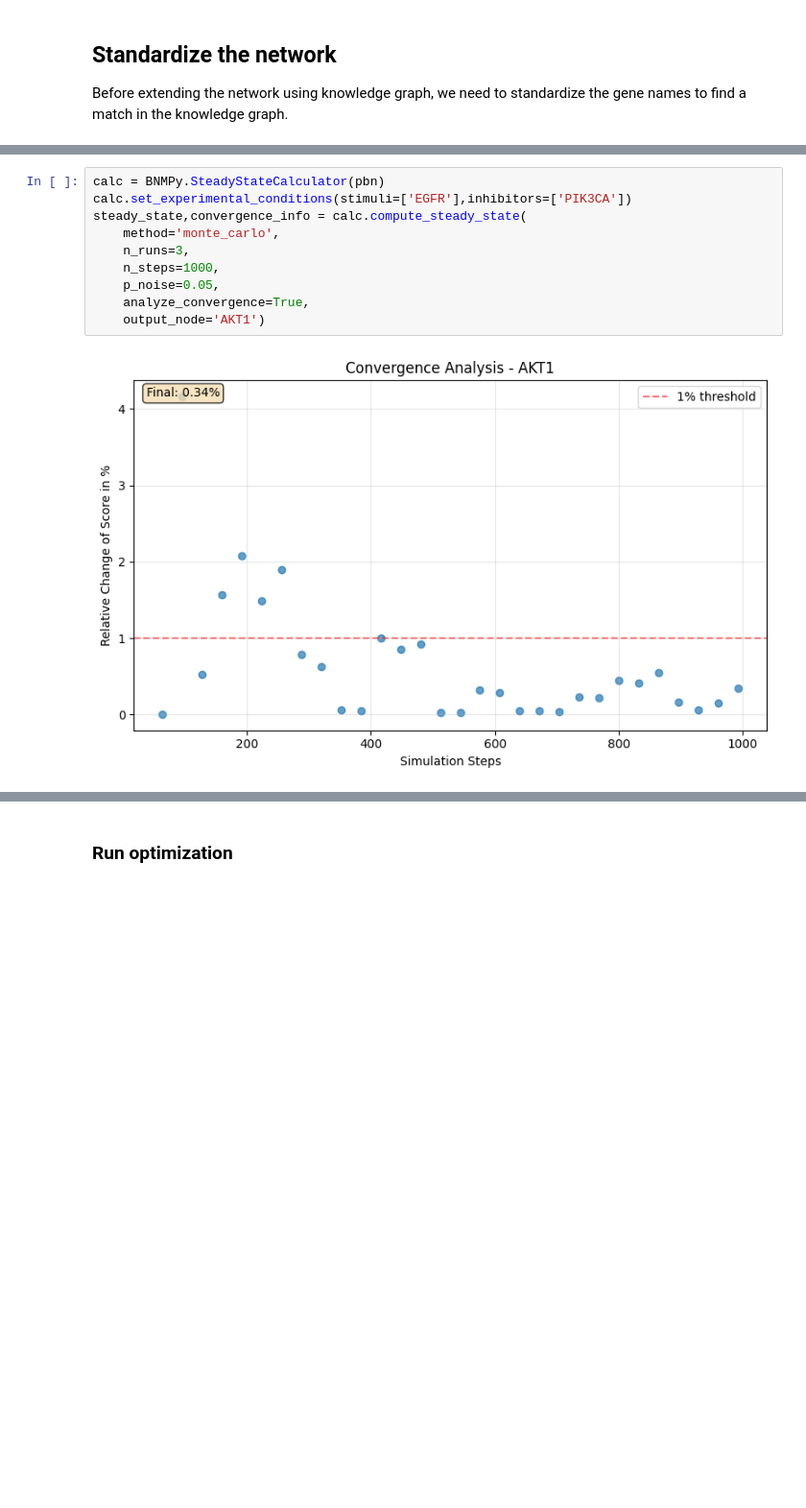
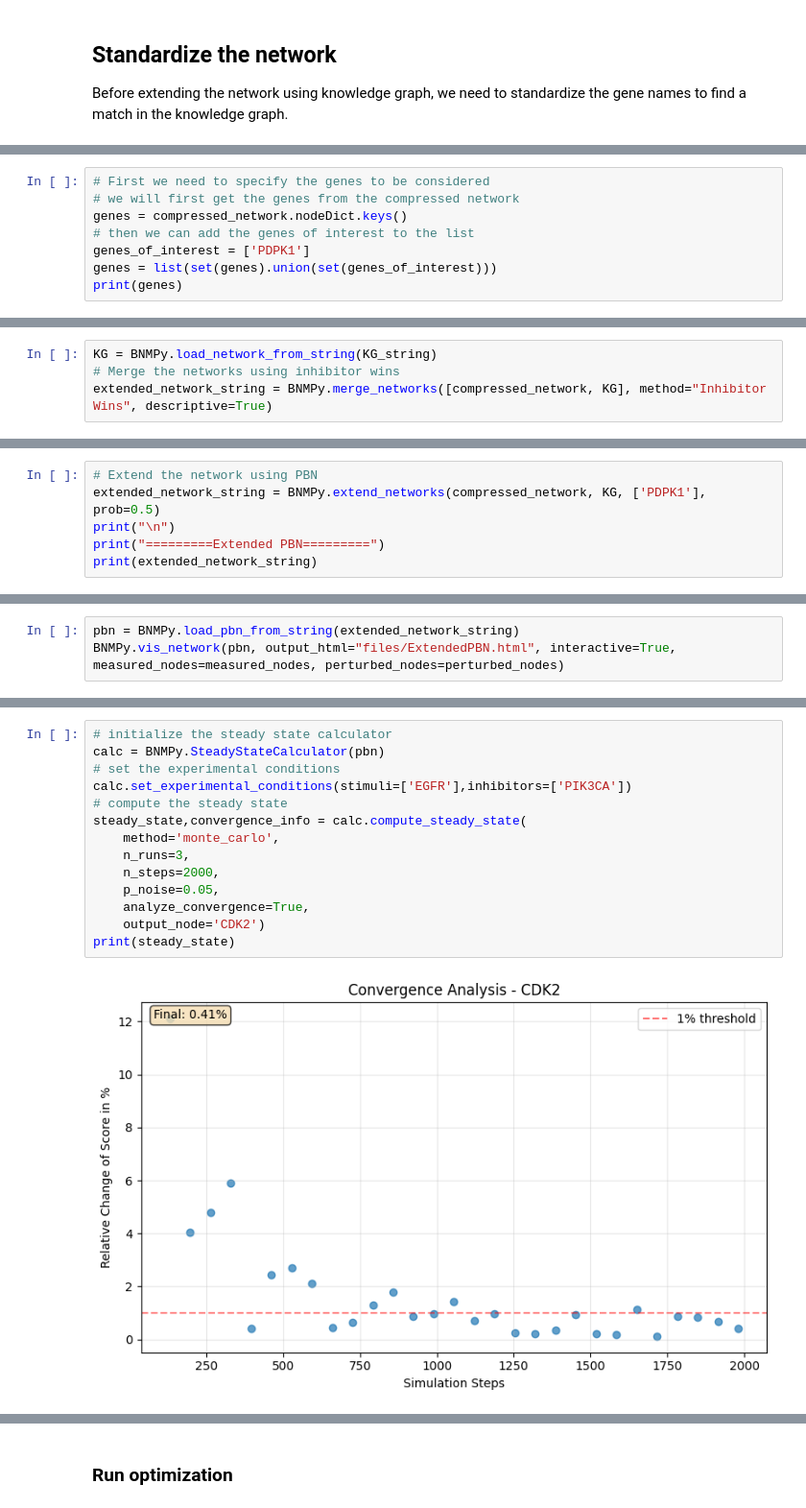
Before and after one commit to IlyaLab/BNMPy, a Jupyter notebook: Examples/workflow_example.ipynb, the cells around one changed output, grey strips where cells are left out. Shown at 96% size. Cells and saved outputs as stored; diff of their text form; blank space fills up the shorter version.

```diff
--- a/Examples/workflow_example.ipynb
+++ b/Examples/workflow_example.ipynb
@@ -95,0 +128,8 @@ Before extending the network using knowledge graph, we need to standardize the g
+# %%
+# First we need to specify the genes to be considered
+# we will first get the genes from the compressed network
+genes = compressed_network.nodeDict.keys()
+# then we can add the genes of interest to the list
+genes_of_interest = ['PDPK1']
+genes = list(set(genes).union(set(genes_of_interest)))
+print(genes)
@@ -167,0 +173,4 @@ nodes_to_optimize
+# %%
+KG = BNMPy.load_network_from_string(KG_string)
+# Merge the networks using inhibitor wins
+extended_network_string = BNMPy.merge_networks([compressed_network, KG], method="Inhibitor Wins", descriptive=True)
@@ -167,0 +231,6 @@ nodes_to_optimize
+# %%
+# Extend the network using PBN
+extended_network_string = BNMPy.extend_networks(compressed_network, KG, ['PDPK1'], prob=0.5)
+print("\n")
+print("=========Extended PBN=========")
+print(extended_network_string)
@@ -167,0 +255,3 @@ nodes_to_optimize
+# %%
+pbn = BNMPy.load_pbn_from_string(extended_network_string)
+BNMPy.vis_network(pbn, output_html="files/ExtendedPBN.html", interactive=True, measured_nodes=measured_nodes, perturbed_nodes=perturbed_nodes)
@@ -168,12 +271,16 @@ nodes_to_optimize
 # %%
+# initialize the steady state calculator
 calc = BNMPy.SteadyStateCalculator(pbn)
+# set the experimental conditions
 calc.set_experimental_conditions(stimuli=['EGFR'],inhibitors=['PIK3CA'])
+# compute the steady state
 steady_state,convergence_info = calc.compute_steady_state(
     method='monte_carlo',
     n_runs=3,
-    n_steps=1000,
+    n_steps=2000,
     p_noise=0.05,
     analyze_convergence=True,
-    output_node='AKT1')
+    output_node='CDK2')
+print(steady_state)
 # %% [output]
-[figure, old version]
+[figure, new version]
```
Also changed, not shown: parts of 44 cells of this notebook, 24 other files.
